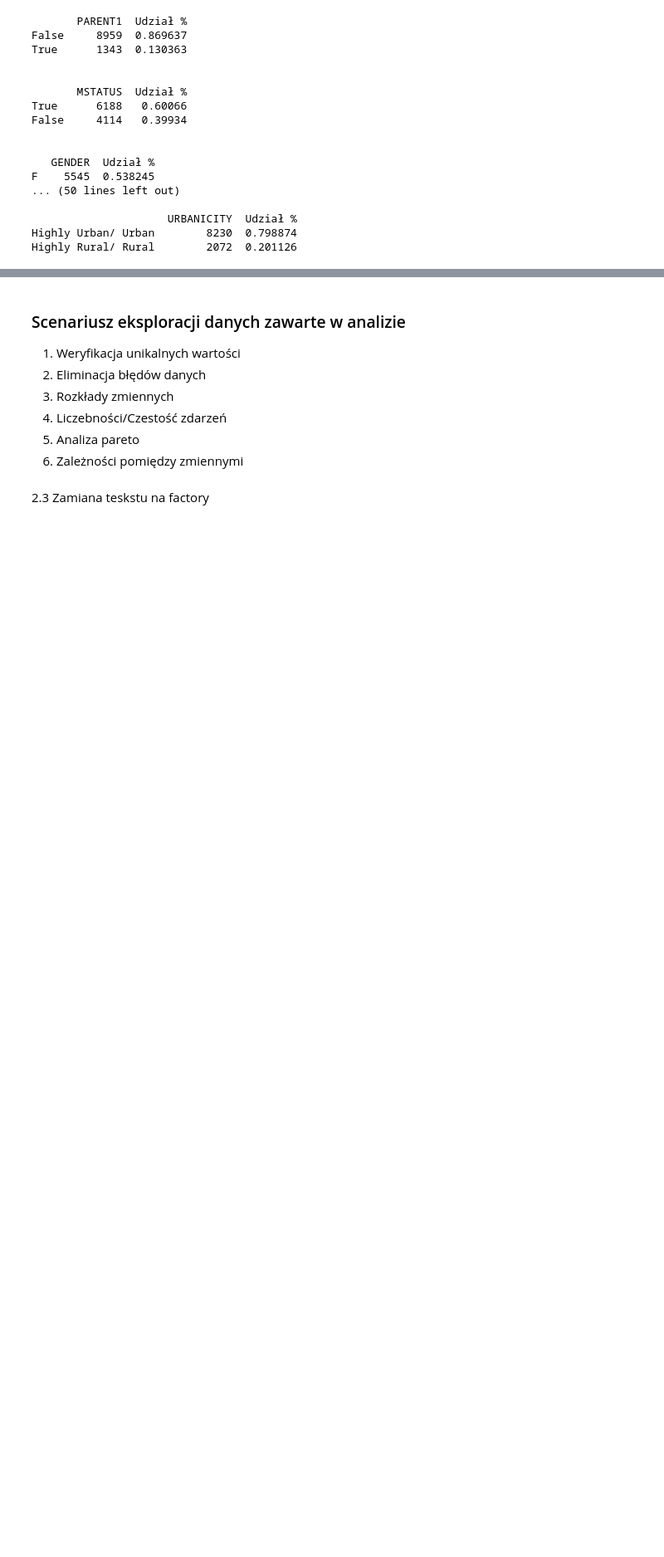
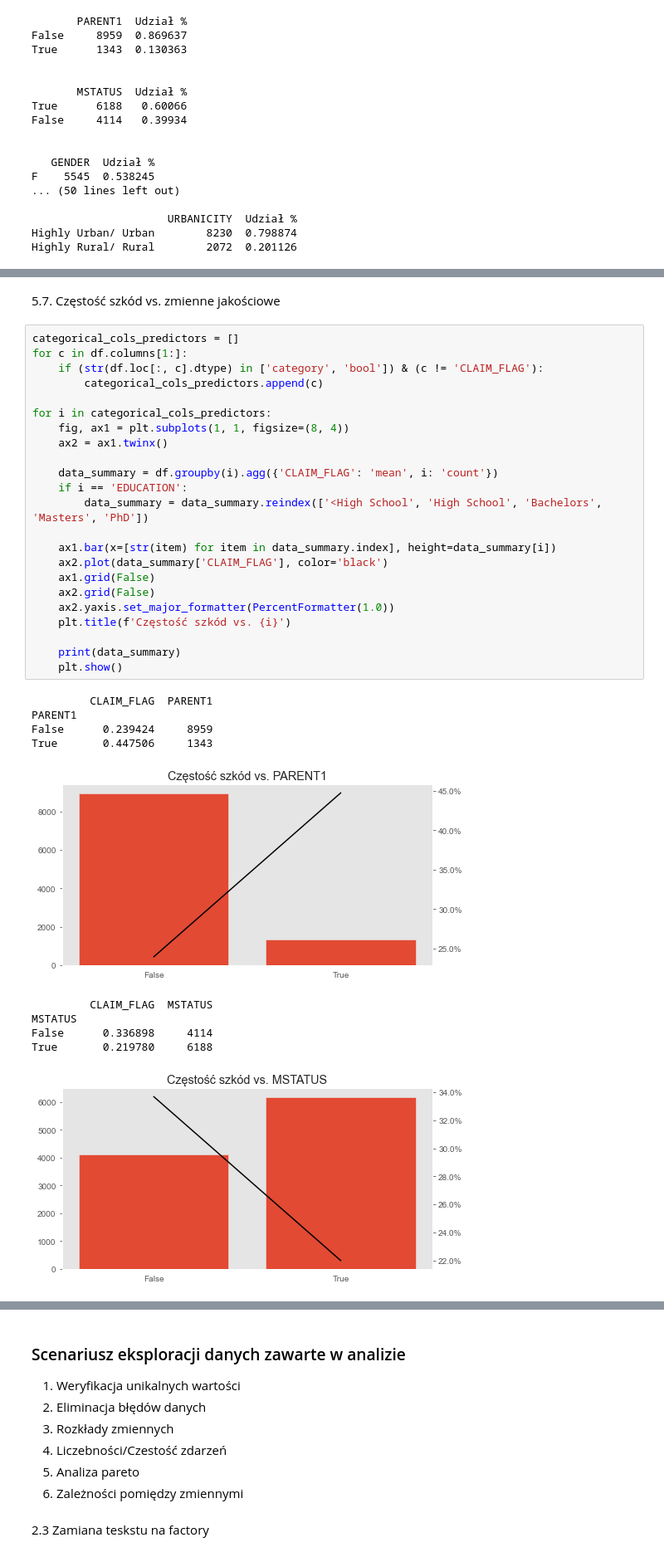
Before and after one commit to DominikMAI/Modele_Parametryczne, a Jupyter notebook: Eksploracja_danych.ipynb, the cells around one changed output, grey strips where cells are left out. Shown at 83% size. Drawn from its saved outputs; the diff is of its cells as text; blank space fills up the shorter version.

```diff
--- a/Eksploracja_danych.ipynb
+++ b/Eksploracja_danych.ipynb
@@ -483,0 +684,36 @@ Highly Rural/ Rural        2072  0.201126
+# %% [markdown]
+5.7. Częstość szkód vs. zmienne jakościowe
+# %%
+categorical_cols_predictors = []
+for c in df.columns[1:]:
+    if (str(df.loc[:, c].dtype) in ['category', 'bool']) & (c != 'CLAIM_FLAG'):
+        categorical_cols_predictors.append(c)
+
+for i in categorical_cols_predictors:
+    fig, ax1 = plt.subplots(1, 1, figsize=(8, 4))
+    ax2 = ax1.twinx()
+
+    data_summary = df.groupby(i).agg({'CLAIM_FLAG': 'mean', i: 'count'})
+    if i == 'EDUCATION':
+        data_summary = data_summary.reindex(['<High School', 'High School', 'Bachelors', 'Masters', 'PhD'])
+
+    ax1.bar(x=[str(item) for item in data_summary.index], height=data_summary[i])
+    ax2.plot(data_summary['CLAIM_FLAG'], color='black')
+    ax1.grid(False)
+    ax2.grid(False)
+    ax2.yaxis.set_major_formatter(PercentFormatter(1.0))
+    plt.title(f'Częstość szkód vs. {i}')
+
+    print(data_summary)
+    plt.show()
+# %% [output]
+         CLAIM_FLAG  PARENT1
+PARENT1
+False      0.239424     8959
+True       0.447506     1343
+[figure, added]
+         CLAIM_FLAG  MSTATUS
+MSTATUS
+False      0.336898     4114
+True       0.219780     6188
+[figure, added]
```
Also changed, not shown: parts of 23 cells of this notebook.
